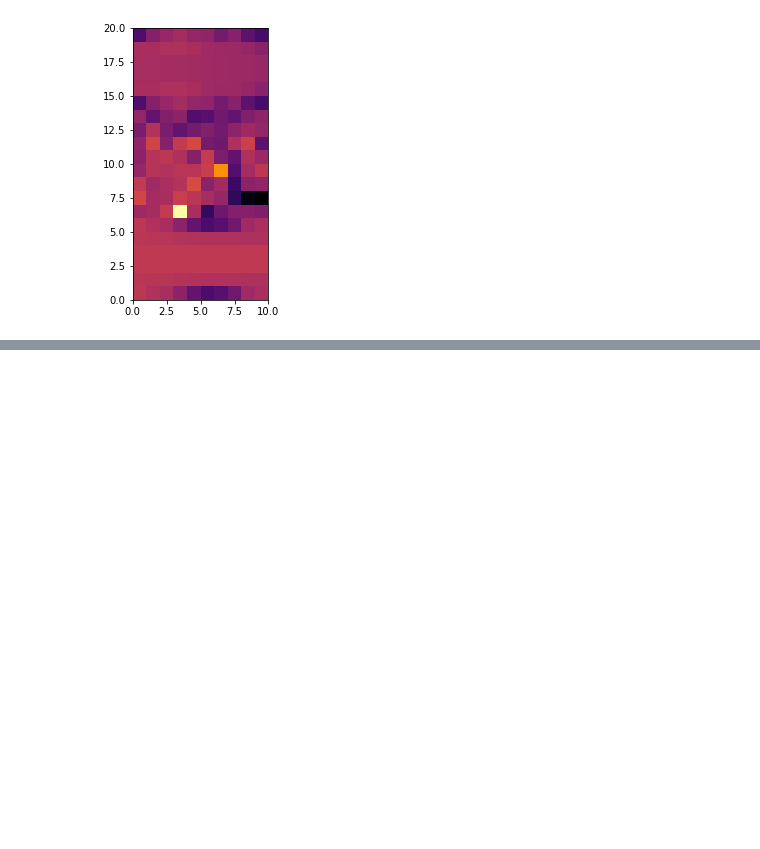
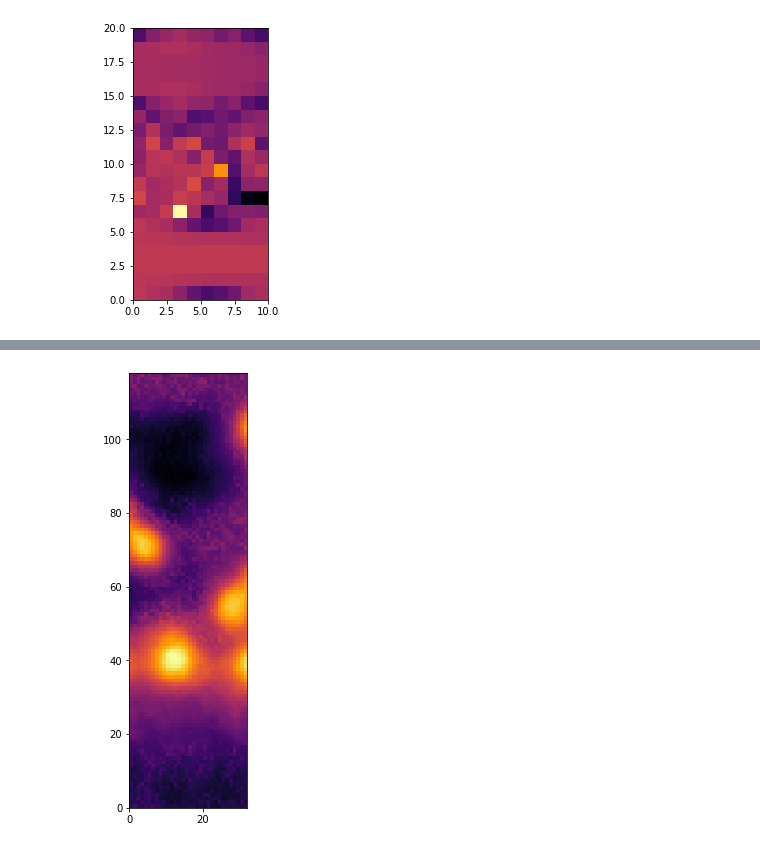
Before and after one commit to tvhahn/EarthGAN, a Jupyter notebook: notebooks/scratch/load_model_viz.ipynb, the cells around one changed output, grey strips where cells are left out. Saved outputs shown, nothing was run; the diff lists cells and outputs as text; code cells hidden in the pictures; blank space fills up the shorter version.

```diff
--- a/notebooks/scratch/load_model_viz.ipynb
+++ b/notebooks/scratch/load_model_viz.ipynb
@@ -155,0 +235,9 @@ def gen_output_slice_for_concatenate(x_input, gen, roll_increment=0, width=32):
+# %%
+x_fake2=gen_output_slice_for_concatenate(input_data.to(device), gen, roll_increment=4, width=32)
+
+color_scheme='inferno'
+fig, ax = plt.subplots(1,1, figsize=(18,8))
+ax.pcolormesh(x_fake[0,0,90,:,:].cpu(), cmap=color_scheme)
+ax.set_aspect(1)
+# %% [output]
+[figure, added]
```
Also changed, not shown: parts of 7 cells of this notebook.
